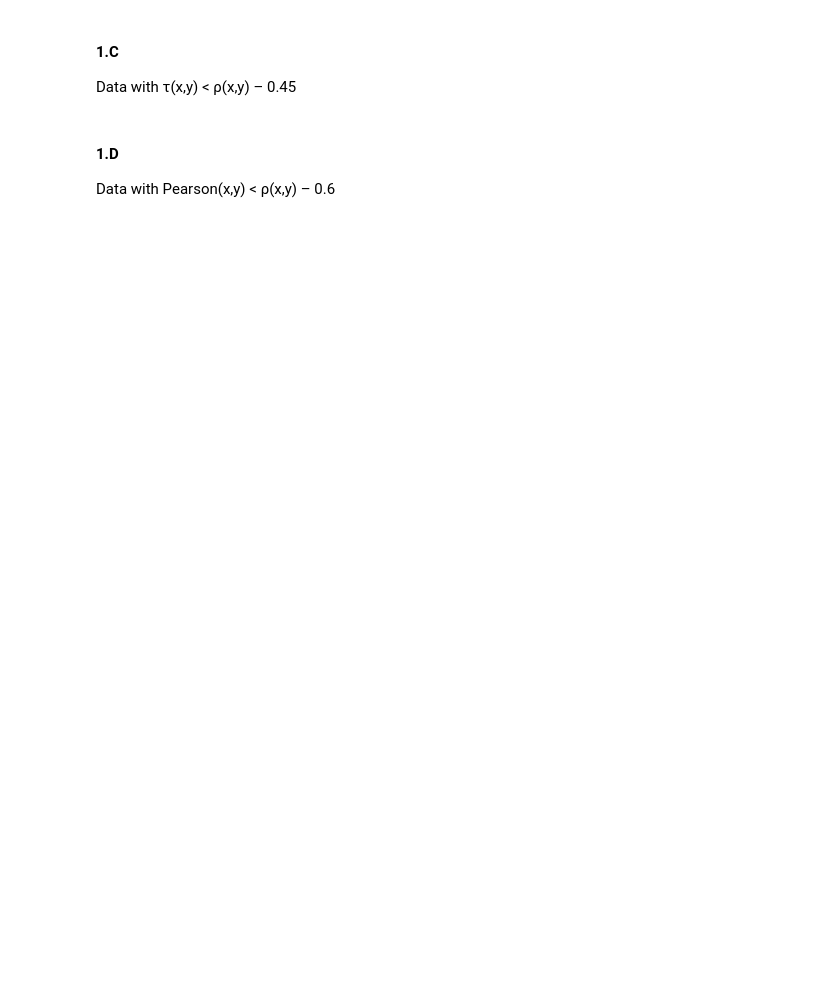
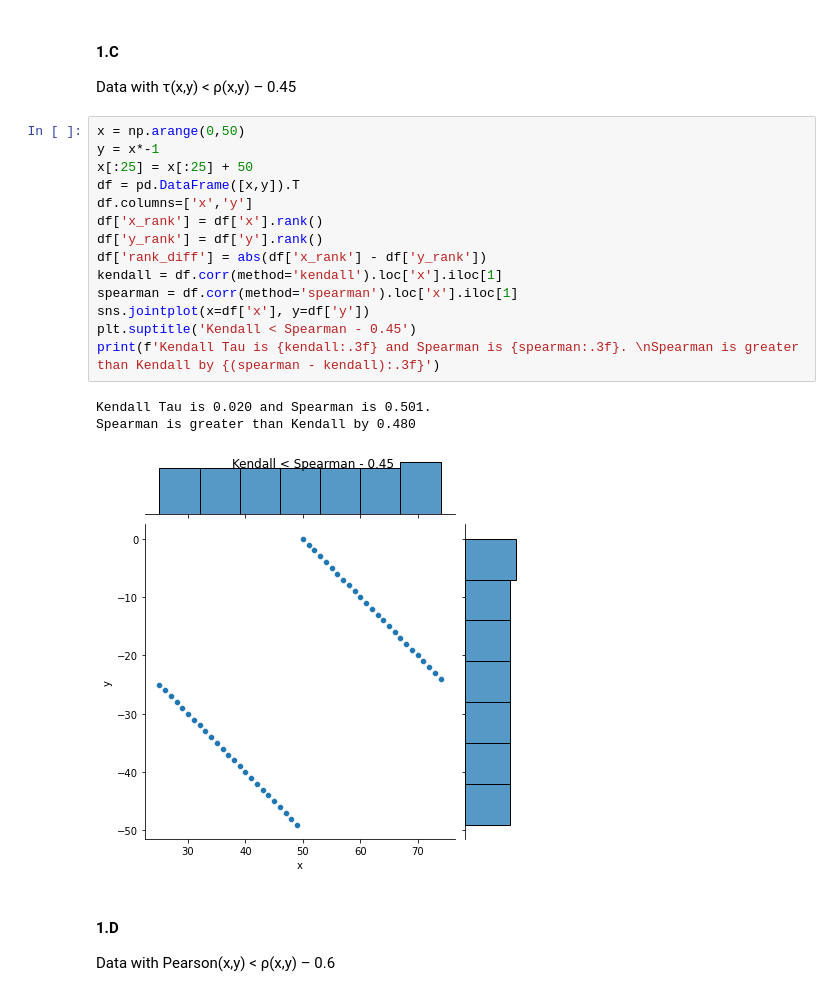
Before and after one commit to EyalMichaeli/IDC_masters, a Jupyter notebook: SnDA/HW3/HW3.ipynb, the cells around one changed output. Drawn from its saved outputs; the diff is of its cells as text; blank space fills up the shorter version.

```diff
--- a/SnDA/HW3/HW3.ipynb
+++ b/SnDA/HW3/HW3.ipynb
@@ -31,6 +87,24 @@ Data with τ(x,y) > ρ(x,y) + 0.45
 # %% [markdown]
 #### 1.C
 Data with τ(x,y) < ρ(x,y) – 0.45
+# %%
+x = np.arange(0,50)
+y = x*-1
+x[:25] = x[:25] + 50
+df = pd.DataFrame([x,y]).T
+df.columns=['x','y']
+df['x_rank'] = df['x'].rank()
+df['y_rank'] = df['y'].rank()
+df['rank_diff'] = abs(df['x_rank'] - df['y_rank'])
+kendall = df.corr(method='kendall').loc['x'].iloc[1]
+spearman = df.corr(method='spearman').loc['x'].iloc[1]
+sns.jointplot(x=df['x'], y=df['y'])
+plt.suptitle('Kendall < Spearman - 0.45')
+print(f'Kendall Tau is {kendall:.3f} and Spearman is {spearman:.3f}. \nSpearman is greater than Kendall by {(spearman - kendall):.3f}')
+# %% [output]
+Kendall Tau is 0.020 and Spearman is 0.501.
+Spearman is greater than Kendall by 0.480
+[figure, added]
 # %% [markdown]
 #### 1.D
 Data with Pearson(x,y) < ρ(x,y) – 0.6
```
Also changed, not shown: parts of 8 cells of this notebook.
